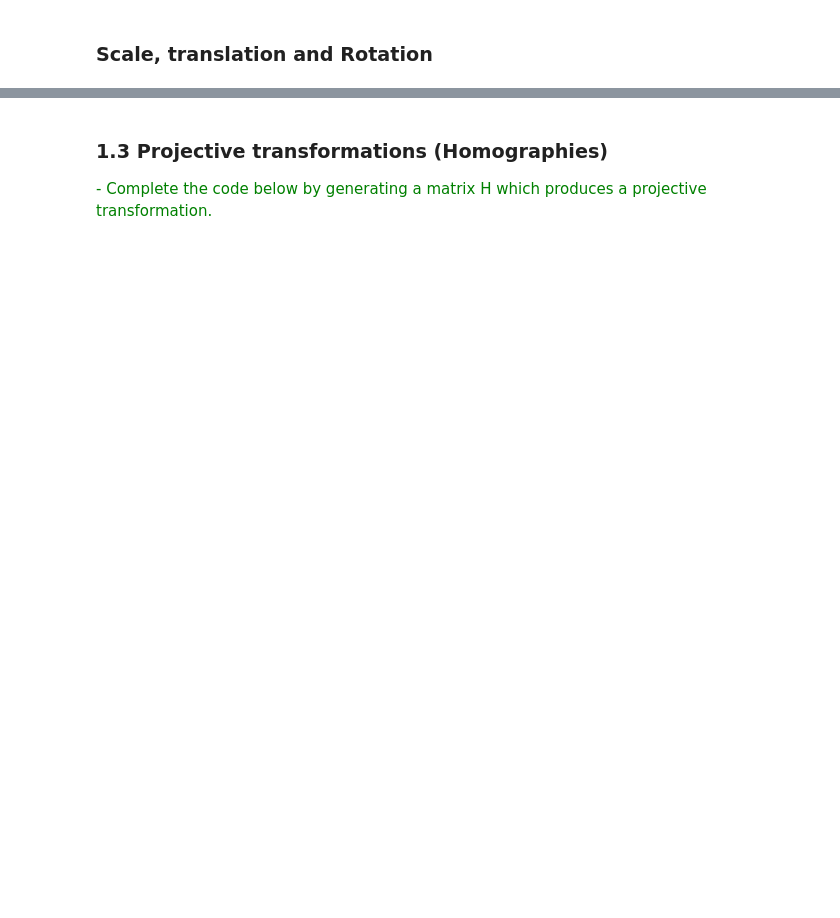
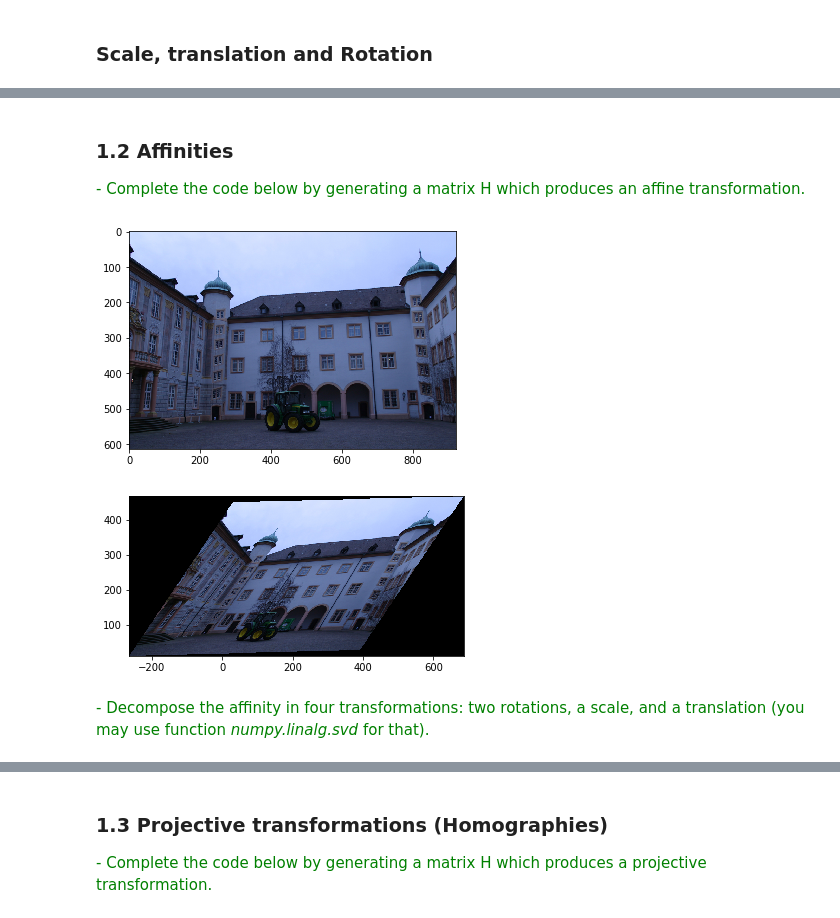
Before and after one commit to brugues/MCV-M4, a Jupyter notebook: lab1/lab1.ipynb, the cells around one changed output, grey strips where cells are left out. Cells and saved outputs as stored; diff of their text form; code cells hidden in the pictures; blank space fills up the shorter version.

```diff
--- a/lab1/lab1.ipynb
+++ b/lab1/lab1.ipynb
@@ -217,0 +157,45 @@ plot_img(I_aff_2)
+# %% [markdown]
+### **1.2 Affinities**
+
+<span style='color:Green'> - Complete the code below by generating a matrix H which produces an affine transformation.  </span>
+# %%
+# Format of H in the slides (Lecture 2a)
+theta=0.1*np.pi;
+fi=0.3*np.pi;
+s=[1, 0.5];
+t=[30, 30];
+
+R1 = [[np.cos(theta), -np.sin(theta), 0],
+      [np.sin(theta),  np.cos(theta), 0],
+      [0          ,  0          , 1]]
+
+R2a = [[np.cos(fi), -np.sin(fi), 0],
+       [np.sin(fi),  np.cos(fi), 0],
+       [0       ,  0       , 1]]
+
+R2b = [[np.cos(-fi), -np.sin(-fi), 0],
+       [np.sin(-fi),  np.cos(-fi), 0],
+       [0        ,  0        , 1]]
+
+S = [[s[0], 0   , 0],
+     [0   , s[1], 0],
+     [0   , 0   , 1]]
+
+T = [[0, 0, t[0]],
+     [0, 0, t[1]],
+     [0, 0,  0]]
+
+Haff = np.matmul(R1,np.matmul(R2b,np.matmul(S,R2a))) + T
+
+img_path = "./Data/0000_s.png"
+I = Image.open(img_path)
+I_aff,aff_axis = apply_H(np.array(I), Haff)
+
+plot_img(I)
+plot_img(array_to_image(I_aff), axis=aff_axis)
+# %% [output]
+[figure, added]
+[figure, added]
+# %% [markdown]
+<span style='color:Green'> - Decompose the affinity in four transformations: two
+rotations, a scale, and a translation (you may use function *numpy.linalg.svd* for that).  </span>
```
Also changed, not shown: parts of 36 cells of this notebook.
